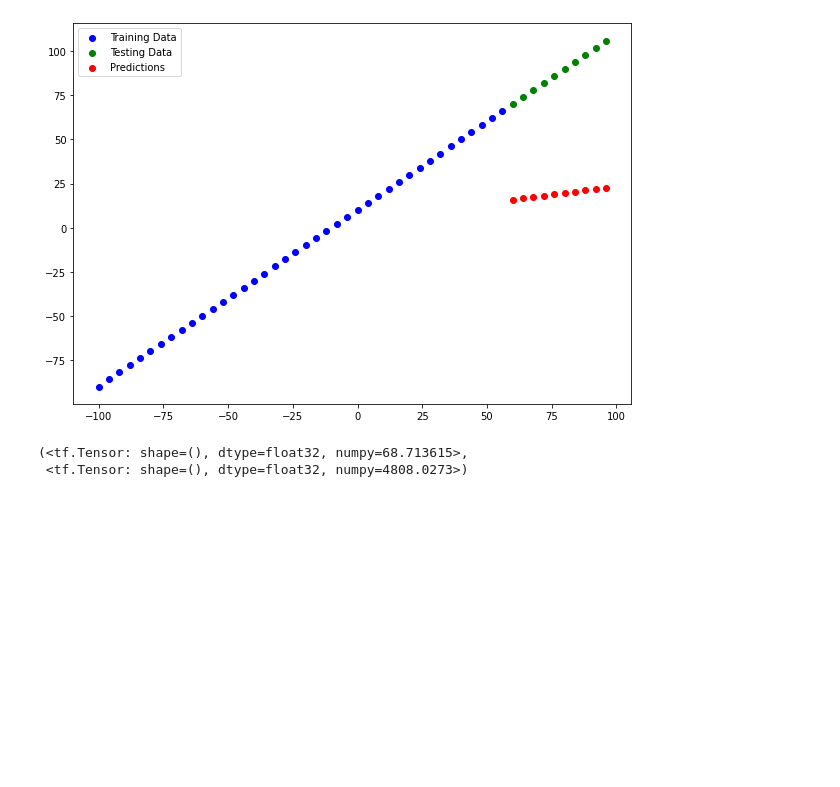
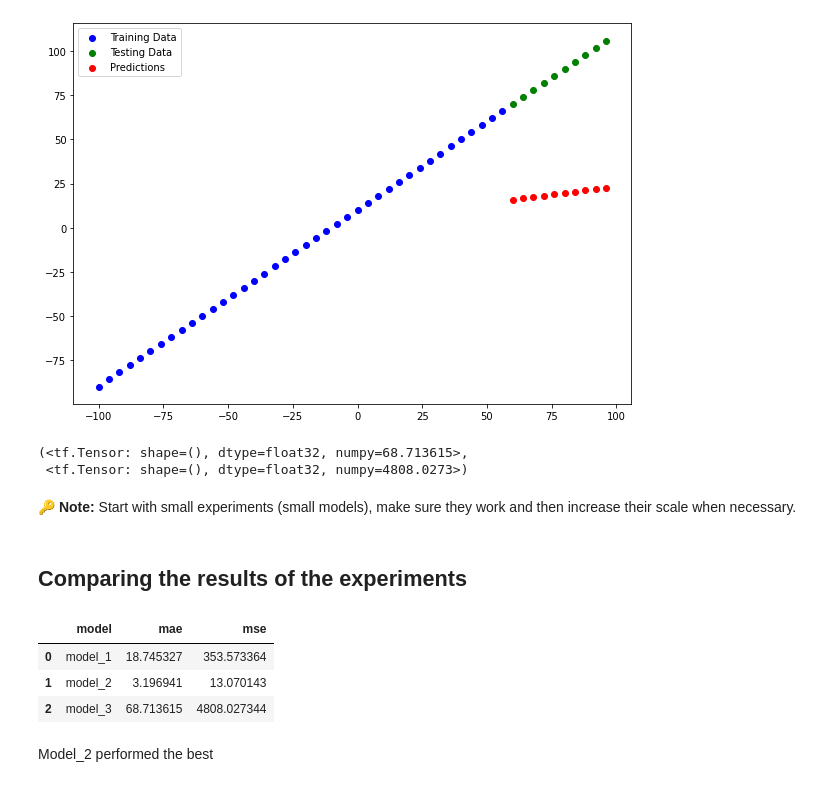
Before and after one commit to ioannis-toumpoglou/tensorflow-developer-repo, a Jupyter notebook: 01_neural_network_regression_with_tensorflow.ipynb, the cells around one changed output. Cells and saved outputs as stored; diff of their text form; code cells hidden in the pictures; blank space fills up the shorter version.

Commit message:
Comparing and tracking TensorFlow modelling experiments

```diff
--- a/01_neural_network_regression_with_tensorflow.ipynb
+++ b/01_neural_network_regression_with_tensorflow.ipynb
@@ -714,3 +714,23 @@ mae_3, mse_3
 # %% [output]
 (<tf.Tensor: shape=(), dtype=float32, numpy=68.713615>,
  <tf.Tensor: shape=(), dtype=float32, numpy=4808.0273>)
+# %% [markdown]
+🔑 **Note:** Start with small experiments (small models), make sure they work and then increase their scale when necessary.
+# %% [markdown]
+## Comparing the results of the experiments
+# %%
+# Compare the model's result using a Pandas DataFrame
+import pandas as pd
+
+model_results = [['model_1', mae_1.numpy(), mse_1.numpy()],
+                  ['model_2', mae_2.numpy(), mse_2.numpy()],
+                  ['model_3', mae_3.numpy(), mse_3.numpy()]]
+all_results = pd.DataFrame(model_results, columns=['model', 'mae', 'mse'])
+all_results
+# %% [output]
+|  | model | mae | mse |
+| 0 | model_1 | 18.745327 | 353.573364 |
+| 1 | model_2 | 3.196941 | 13.070143 |
+| 2 | model_3 | 68.713615 | 4808.027344 |
+# %% [markdown]
+Model_2 performed the best
```
Also changed, not shown: parts of 3 cells of this notebook.
